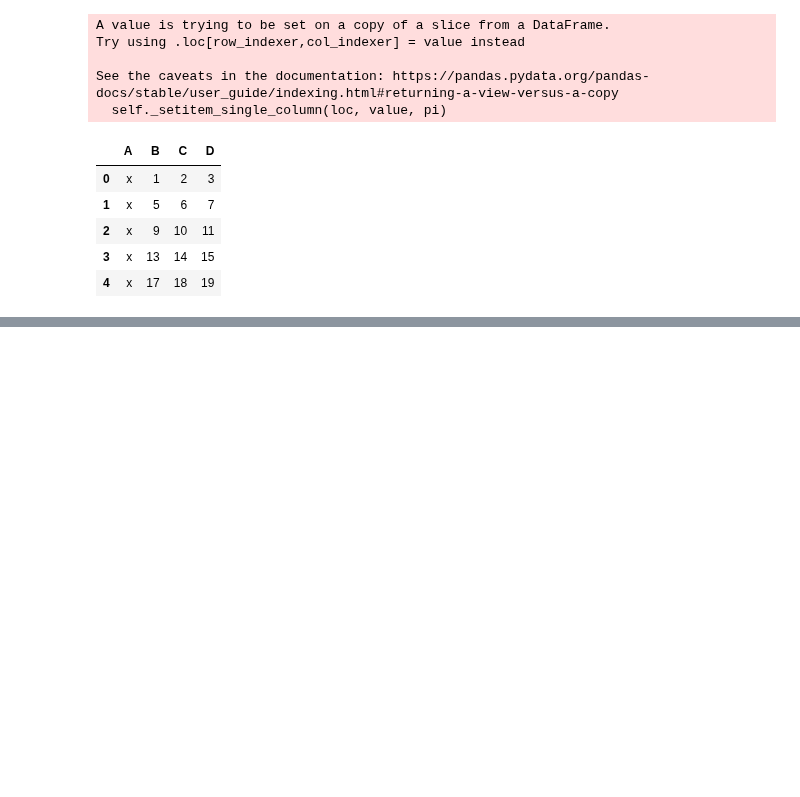
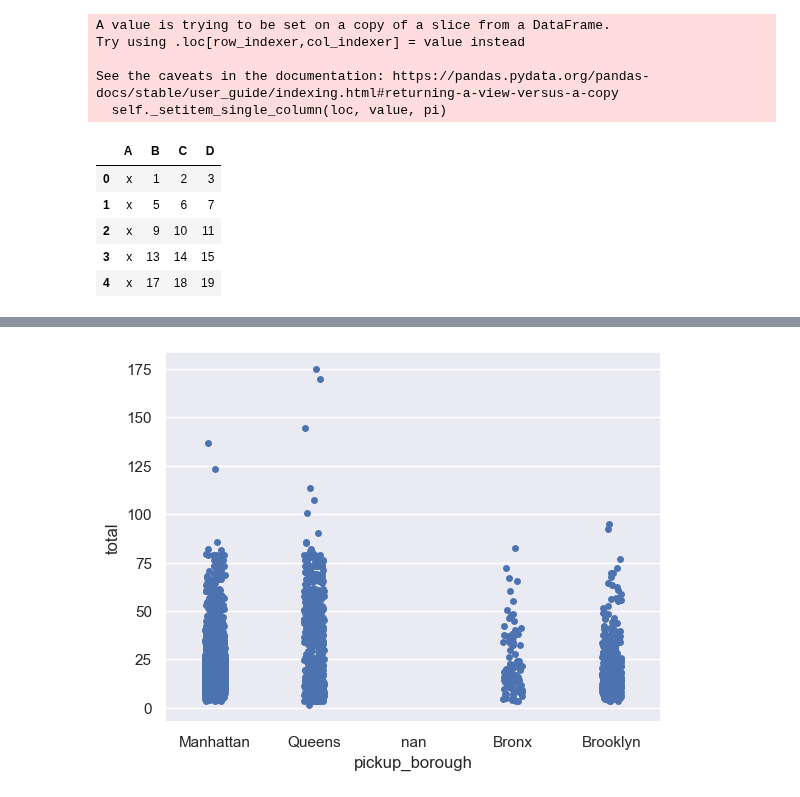
Before and after one commit to gbrs/ipython_notebook_probes, a Jupyter notebook: Probe.ipynb, the cells around one changed output, grey strips where cells are left out. Drawn from its saved outputs; the diff is of its cells as text; code cells hidden in the pictures; blank space fills up the shorter version.

```diff
--- a/Probe.ipynb
+++ b/Probe.ipynb
@@ -1190,0 +1209,4 @@ df
+# %%
+sns.stripplot(df, y='total', x='pickup_borough');
+# %% [output]
+[figure, added]
```
Also changed, not shown: parts of 11 cells of this notebook.
